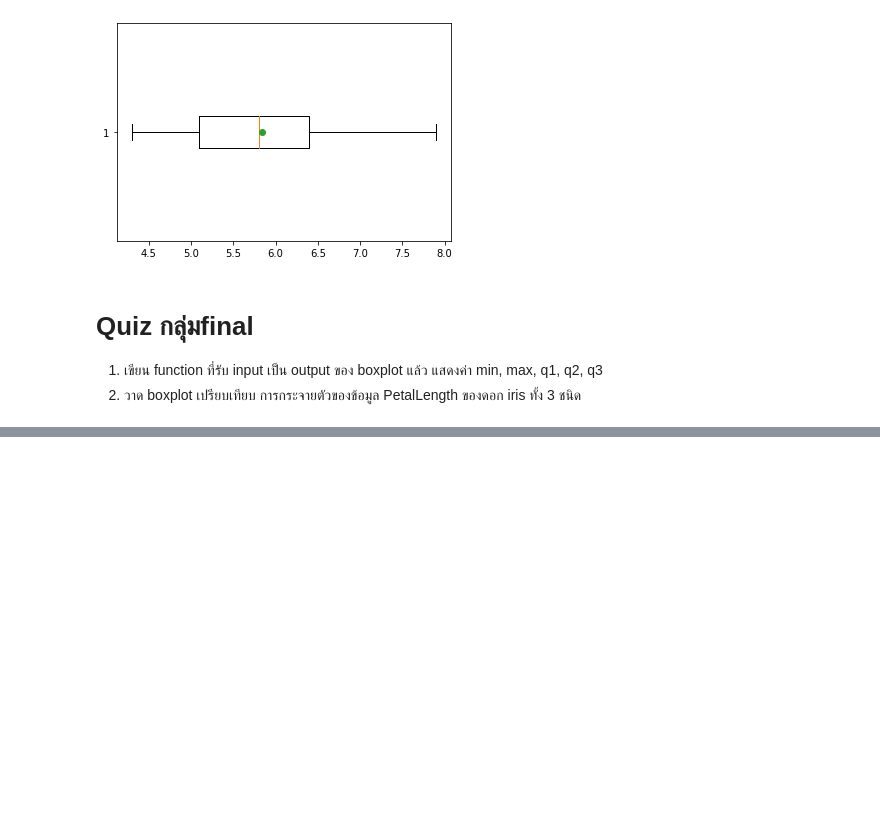
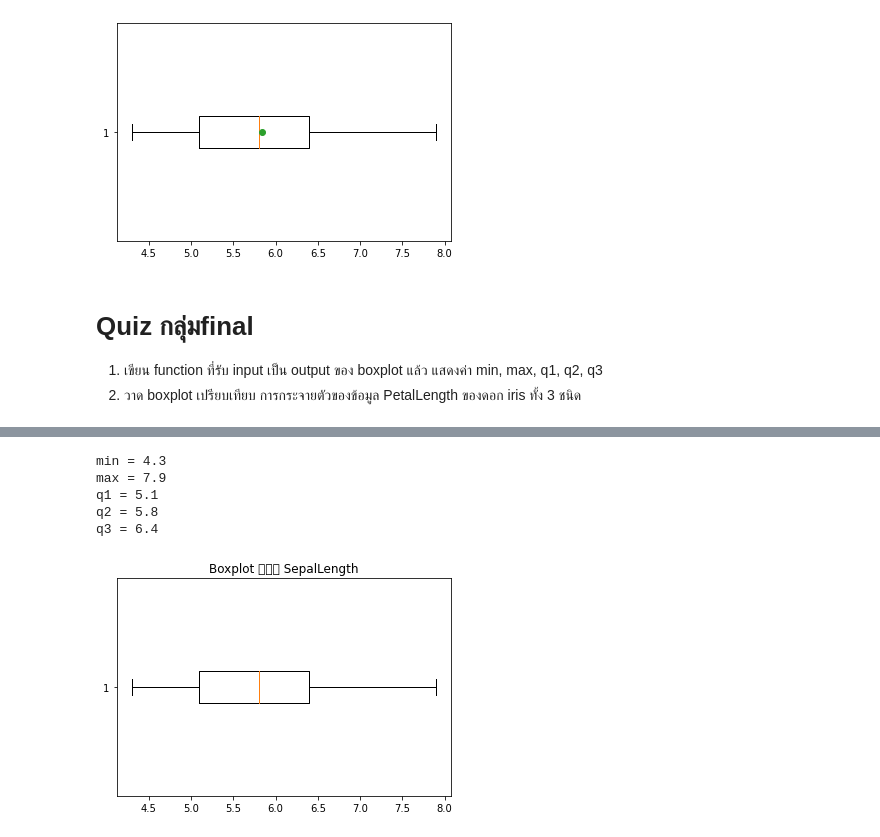
Before and after one commit to BestApisit/data_viz_2022, a Jupyter notebook: DataViz02_Data_Distribution_.ipynb, the cells around one changed output, grey strips where cells are left out. Saved outputs shown, nothing was run; the diff lists cells and outputs as text; code cells hidden in the pictures; blank space fills up the shorter version.

```diff
--- a/DataViz02_Data_Distribution_.ipynb
+++ b/DataViz02_Data_Distribution_.ipynb
@@ -324,0 +336,9 @@ bp3 = plt.boxplot(df['PetalLength'][100:150],vert=True,positions=[2]); ## ชน
+# %%
+function(df['SepalLength'],'SepalLength') ##เรียกใช้ function โดยใส่ input : box_output และ Name_col
+# %% [output]
+min = 4.3
+max = 7.9
+q1 = 5.1
+q2 = 5.8
+q3 = 6.4
+[figure, added]
```
Also changed, not shown: parts of 13 cells of this notebook.
